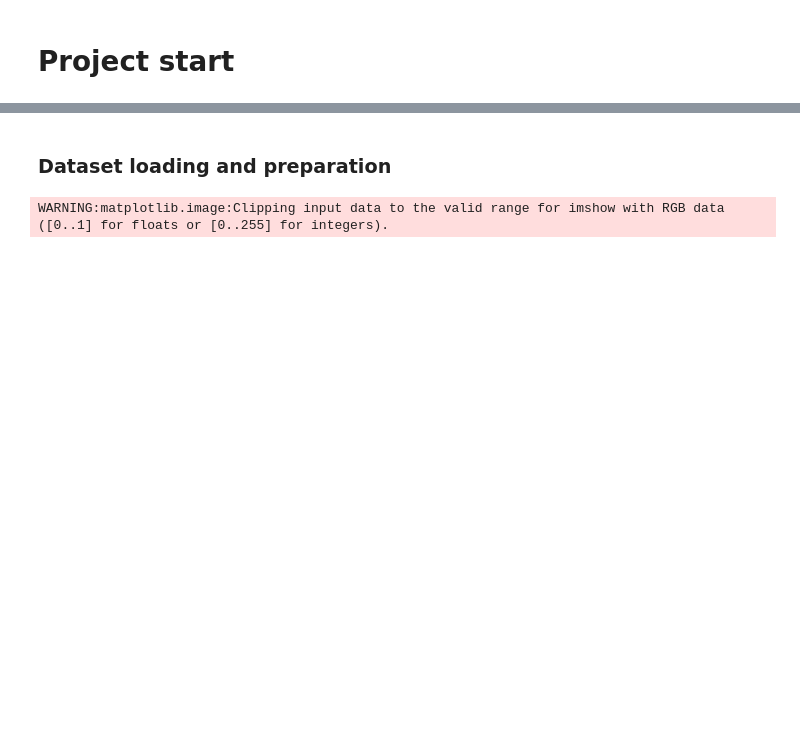
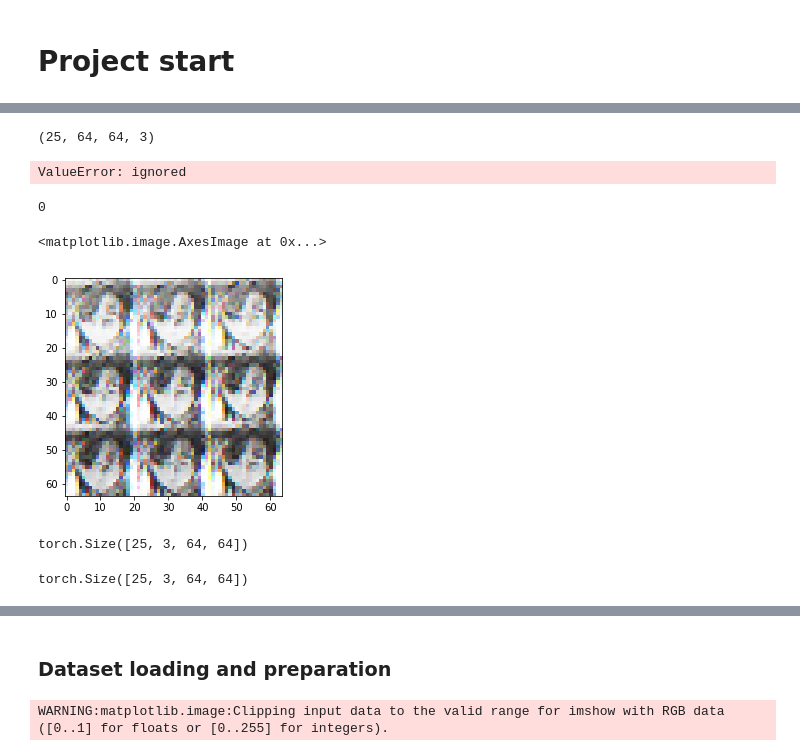
Before and after one commit to CristianCosci/Generative_Adversarial_Networks_GAN__Overview, a Jupyter notebook: DCGAN/notebooks/DCGAN.ipynb, the cells around one changed output, grey strips where cells are left out. Drawn from its saved outputs; the diff is of its cells as text; code cells hidden in the pictures; blank space fills up the shorter version.

```diff
--- a/DCGAN/notebooks/DCGAN.ipynb
+++ b/DCGAN/notebooks/DCGAN.ipynb
@@ -74,3 +80,8 @@ def get_sample_image(G, n_noise):
     for j in range(10):
         img[j*28:(j+1)*28] = np.concatenate([x for x in result[j*10:(j+1)*10]], axis=-1)
     return img
+# %%
+z = torch.randn(25, NOISE_VECTOR_DIM, 1, 1).to(DEVICE)
+generated_image = G(z).view(25, 64, 64, 3)
+# %%
+generated_image = generated_image.cpu().data.numpy()
@@ -76,0 +98,22 @@ def get_sample_image(G, n_noise):
+# %%
+immagine = cv2.normalize(generated_image, None, alpha = 0, beta = 255, norm_type = cv2.NORM_MINMAX, dtype = cv2.CV_32F)
+# %%
+immagine = immagine.astype(int)
+# %%
+immagine.shape
+# %% [output]
+(25, 64, 64, 3)
+# %%
+for j in range(5):
+    matrix_img[j*64:(j+1)*64] = np.concatenate([x for x in generated_image[j*5:(j+1)*5]], axis=-1)
+# %% [output]
+ValueError: ignored
+# %%
+np.min(immagine)
+# %% [output]
+0
+# %%
+plt.imshow(immagine[])
+# %% [output]
+<matplotlib.image.AxesImage at 0x...>
+[figure, added]
@@ -76,0 +125,9 @@ def get_sample_image(G, n_noise):
+# %%
+images.shape
+# %% [output]
+torch.Size([25, 3, 64, 64])
+# %%
+for images in generated_image:
+  print(images.shape)
+# %% [output]
+torch.Size([25, 3, 64, 64])
```
Also changed, not shown: parts of 23 cells of this notebook.
